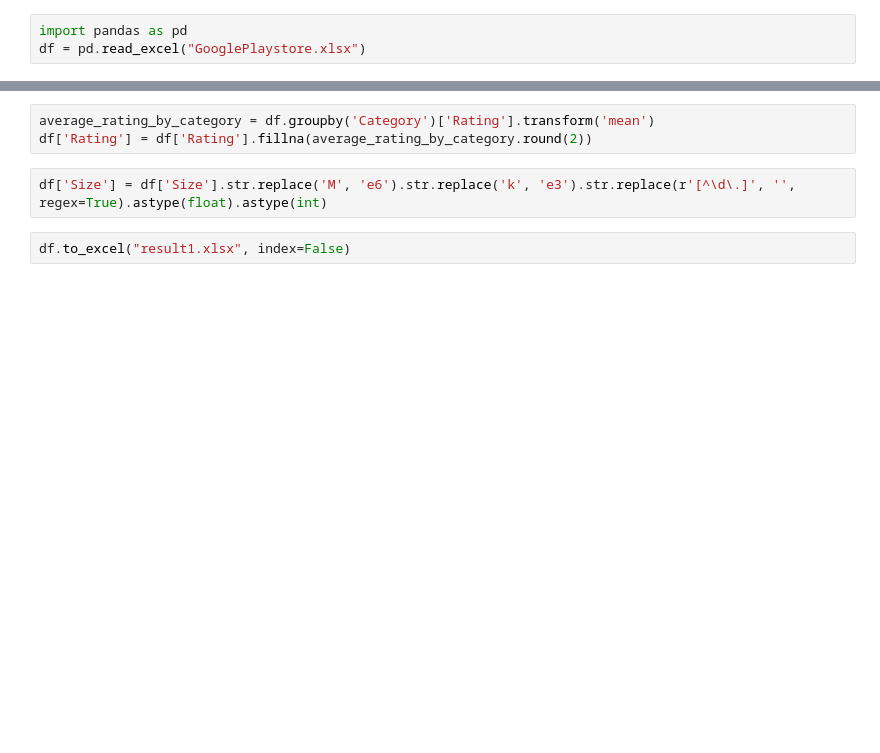
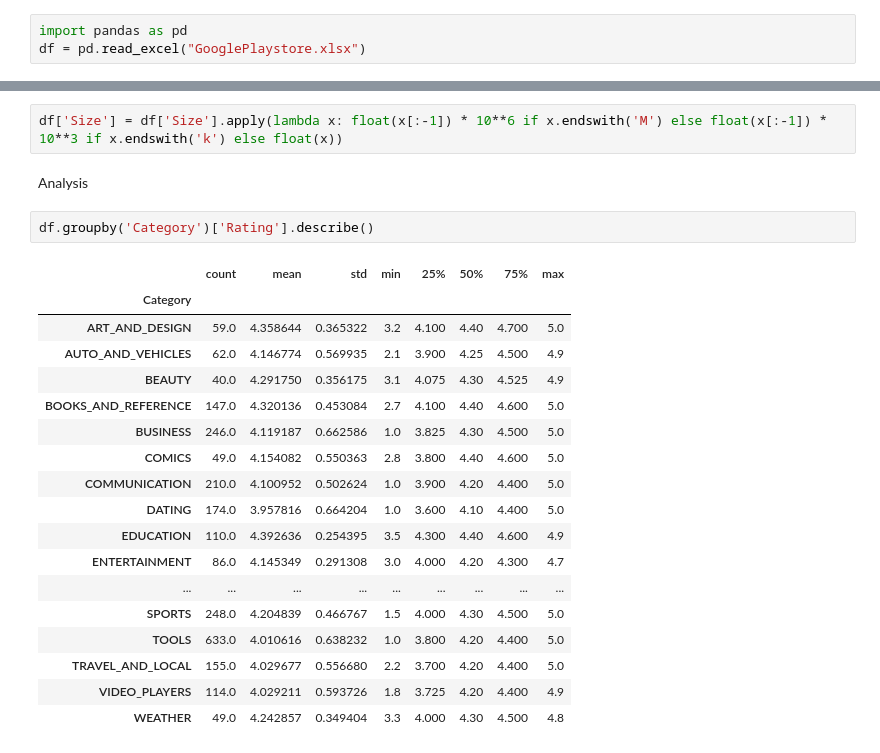
Before and after one commit to woogyeom/CS210-Assignment-3, a Jupyter notebook: Problem3.ipynb, the cells around one changed output, grey strips where cells are left out. Saved outputs shown, nothing was run; the diff lists cells and outputs as text; blank space fills up the shorter version.

```diff
--- a/Problem3.ipynb
+++ b/Problem3.ipynb
@@ -18,7 +33,25 @@ df = df[~missing_rating_mask]
-# %%
-average_rating_by_category = df.groupby('Category')['Rating'].transform('mean')
-df['Rating'] = df['Rating'].fillna(average_rating_by_category.round(2))
 # %%
-df['Size'] = df['Size'].str.replace('M', 'e6').str.replace('k', 'e3').str.replace(r'[^\d\.]', '', regex=True).astype(float).astype(int)
+df['Size'] = df['Size'].apply(lambda x: float(x[:-1]) * 10**6 if x.endswith('M') else float(x[:-1]) * 10**3 if x.endswith('k') else float(x))
-# %%
-df.to_excel("result1.xlsx", index=False)
+# %% [markdown]
+Analysis
+# %%
+df.groupby('Category')['Rating'].describe()
+# %% [output]
+|  | count | mean | std | min | 25% | 50% | 75% | max |
+| Category |  |  |  |  |  |  |  |  |
+| ART_AND_DESIGN | 59.0 | 4.358644 | 0.365322 | 3.2 | 4.100 | 4.40 | 4.700 | 5.0 |
+| AUTO_AND_VEHICLES | 62.0 | 4.146774 | 0.569935 | 2.1 | 3.900 | 4.25 | 4.500 | 4.9 |
+| BEAUTY | 40.0 | 4.291750 | 0.356175 | 3.1 | 4.075 | 4.30 | 4.525 | 4.9 |
+| BOOKS_AND_REFERENCE | 147.0 | 4.320136 | 0.453084 | 2.7 | 4.100 | 4.40 | 4.600 | 5.0 |
+| BUSINESS | 246.0 | 4.119187 | 0.662586 | 1.0 | 3.825 | 4.30 | 4.500 | 5.0 |
+| COMICS | 49.0 | 4.154082 | 0.550363 | 2.8 | 3.800 | 4.40 | 4.600 | 5.0 |
+| COMMUNICATION | 210.0 | 4.100952 | 0.502624 | 1.0 | 3.900 | 4.20 | 4.400 | 5.0 |
+| DATING | 174.0 | 3.957816 | 0.664204 | 1.0 | 3.600 | 4.10 | 4.400 | 5.0 |
+| EDUCATION | 110.0 | 4.392636 | 0.254395 | 3.5 | 4.300 | 4.40 | 4.600 | 4.9 |
+| ENTERTAINMENT | 86.0 | 4.145349 | 0.291308 | 3.0 | 4.000 | 4.20 | 4.300 | 4.7 |
+| ... | ... | ... | ... | ... | ... | ... | ... | ... |
+| SPORTS | 248.0 | 4.204839 | 0.466767 | 1.5 | 4.000 | 4.30 | 4.500 | 5.0 |
+| TOOLS | 633.0 | 4.010616 | 0.638232 | 1.0 | 3.800 | 4.20 | 4.400 | 5.0 |
+| TRAVEL_AND_LOCAL | 155.0 | 4.029677 | 0.556680 | 2.2 | 3.700 | 4.20 | 4.400 | 5.0 |
+| VIDEO_PLAYERS | 114.0 | 4.029211 | 0.593726 | 1.8 | 3.725 | 4.20 | 4.400 | 4.9 |
+| WEATHER | 49.0 | 4.242857 | 0.349404 | 3.3 | 4.000 | 4.30 | 4.500 | 4.8 |
```
Also changed, not shown: parts of 15 cells of this notebook, 3 other files.
